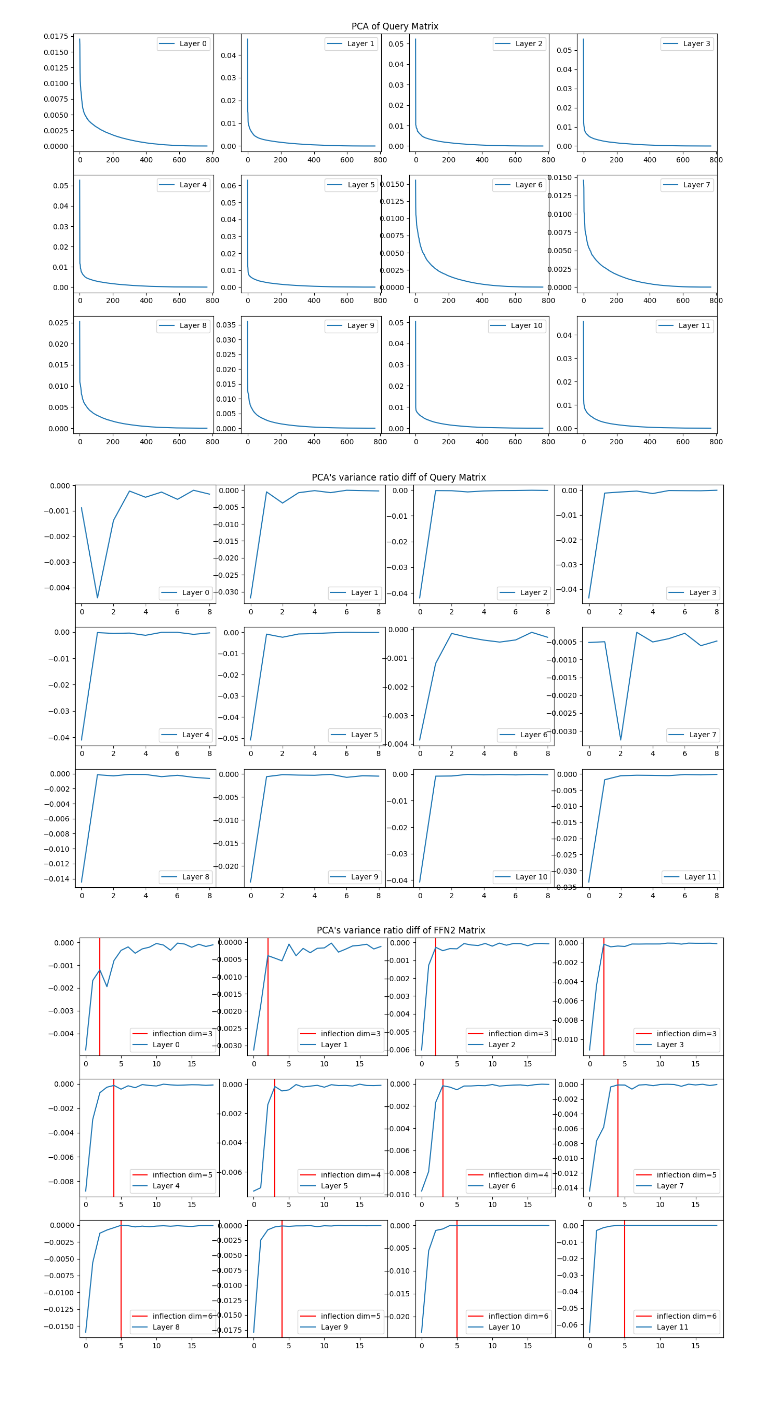
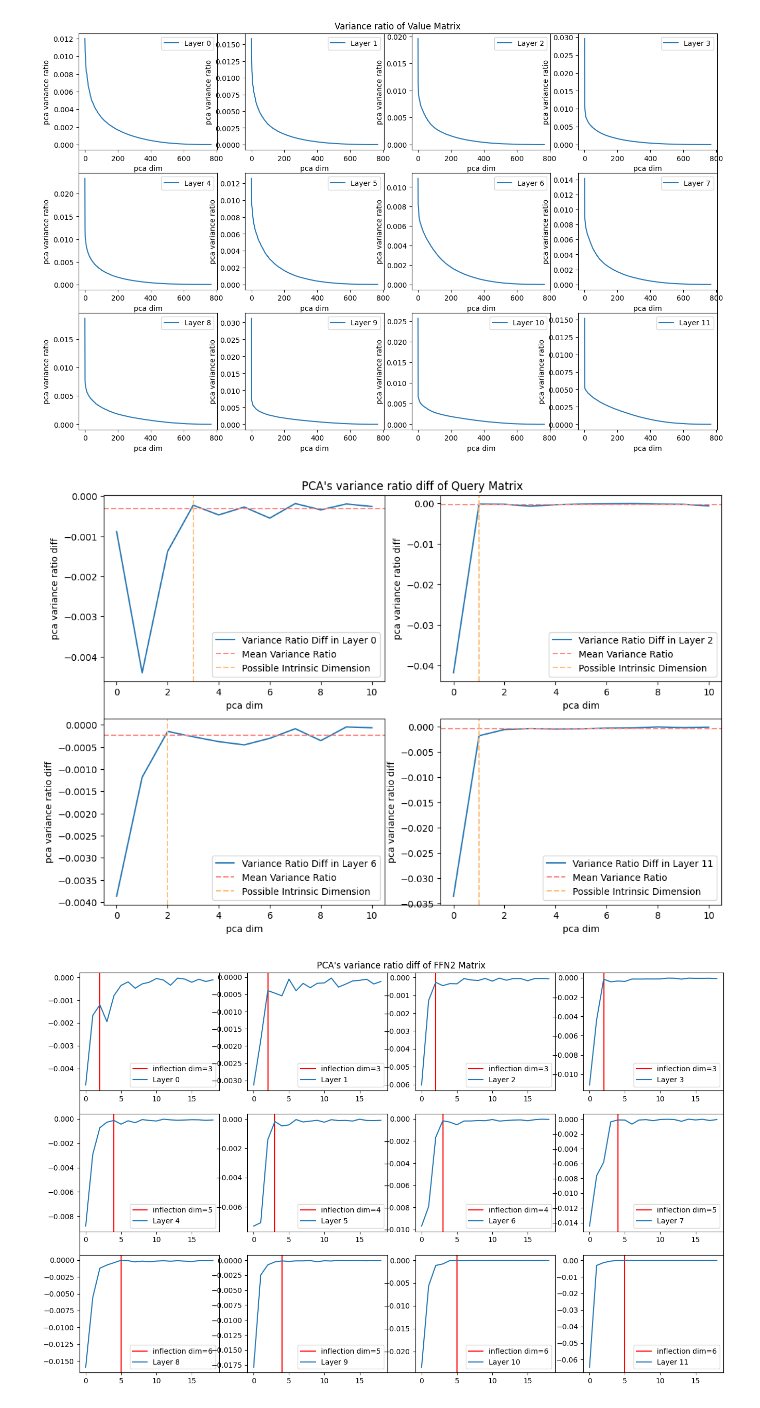
Before and after one commit to ChanLee9/ILRA, a Jupyter notebook: test.ipynb, the cells around one changed output. Saved outputs shown, nothing was run; the diff lists cells and outputs as text; code cells hidden in the pictures.

Commit message:
color

```diff
--- a/test.ipynb
+++ b/test.ipynb
@@ -128,12 +126,12 @@ def plot_roberta_significance(layers: List[int], module: str, mode: str, dim: in
                 plt.legend()
 # %%
 layers = list(range(12))
-module = 'query'
+module = 'value'
 mode = 'multi'
 dim = 768
 plot_roberta_significance(layers, module, mode, dim)
 # %% [output]
-[figure, old version]
+[figure, new version]
 # %%
 from typing import List
 
@@ -151,12 +149,14 @@ def plot_roberta_significance_diff1(layers: List[int], module: str, mode: str, d
         assert ly in range(12), "layer id must in [0, 11]"
     assert mode in ['multi', 'single'], "mode must in ['multi', 'single']"
 
-    plt.figure(figsize=(16, 10))
+    plt.figure(figsize=(12, 8))
     # 隐藏画布刻度
     plt.xticks([])
     plt.yticks([])
     # plt.tick_params(axis='both', which='both', bottom=False, left=False, top=False, right=False, labelbottom=False, labelleft=False, labeltop=False, labelright=False, length=0)
     pca = PCA(n_components=dim)
+    x_dim = 2
+    y_dim = 2
 
     if module == 'query':
         plt.title(f"PCA's variance ratio diff of Query Matrix")
@@ -165,11 +165,29 @@ def plot_roberta_significance_diff1(layers: List[int], module: str, mode: str, d
             pca.fit(matrix)
             yy = pca.explained_variance_ratio_
             yy_diff = yy[1:] - yy[:-1]
+            for j in range(len(yy_diff)-1):
+                if yy_diff[j+1] / yy_diff[j] < 1/5:
+                    start_idx = j
+                    break
+
+            mean_val = np.mean(yy_diff[start_idx:])
+
+            for j in range(start_idx, len(yy_diff)):
+                if yy_diff[j] >= mean_val:
+                    pca_dim = j
+                    break
+
+            mean_val = np.mean(yy_diff[pca_dim:])
+
             xx = range(len(yy_diff))
             if mode == 'multi':
-                plt.subplot(3, 4, idx+1, label=f'Layer {ly}')
-                plt.plot(xx, yy_diff, label=f'Layer {ly}')
-                plt.legend()
+                plt.subplot(x_dim, y_dim, idx+1)
+                plt.plot(xx, yy_diff, label=f'Variance Ratio Diff in Layer {ly}', color='#2878b5')
+                plt.axhline(y=mean_val, color='#ff8884', label=f'Mean Variance Ratio', linestyle='--')
+                plt.axvline(x=pca_dim, color='#FFBE7A', label=f'Possible Intrinsic Dimension', linestyle='--')
+                plt.xlabel("pca dim")
+                plt.ylabel("pca variance ratio diff")
+                plt.legend(loc="lower right")
             else:
                 plt.plot(xx, yy_diff, label=f'Layer {ly}')
                 plt.legend()
@@ -182,7 +200,7 @@ def plot_roberta_significance_diff1(layers: List[int], module: str, mode: str, d
             yy_diff = yy[1:] - yy[:-1]
             xx = range(len(yy_diff))
             if mode == 'multi':
-                plt.subplot(3, 4, idx+1, label=f'Layer {ly}')
+                plt.subplot(x_dim, y_dim, idx+1, label=f'Layer {ly}')
                 plt.plot(xx, yy_diff, label=f'Layer {ly}')
                 plt.legend()
             else:
@@ -197,7 +215,7 @@ def plot_roberta_significance_diff1(layers: List[int], module: str, mode: str, d
             yy_diff = yy[1:] - yy[:-1]
             xx = range(len(yy_diff))
             if mode == 'multi':
-                plt.subplot(3, 4, idx+1, label=f'Layer {ly}')
+                plt.subplot(x_dim, y_dim, idx+1, label=f'Layer {ly}')
                 plt.plot(xx, yy_diff, label=f'Layer {ly}')
                 plt.legend()
             else:
@@ -212,7 +230,7 @@ def plot_roberta_significance_diff1(layers: List[int], module: str, mode: str, d
             yy_diff = yy[1:] - yy[:-1]
             xx = range(len(yy_diff))
             if mode == 'multi':
-                plt.subplot(3, 4, idx+1, label=f'Layer {ly}')
+                plt.subplot(x_dim, y_dim, idx+1, label=f'Layer {ly}')
                 plt.plot(xx, yy_diff, label=f'Layer {ly}')
                 plt.legend()
             else:
@@ -227,7 +245,7 @@ def plot_roberta_significance_diff1(layers: List[int], module: str, mode: str, d
             yy_diff = yy[1:] - yy[:-1]
             xx = range(len(yy_diff))
             if mode == 'multi':
-                plt.subplot(3, 4, idx+1, label=f'Layer {ly}')
+                plt.subplot(x_dim, y_dim, idx+1, label=f'Layer {ly}')
                 plt.plot(xx, yy_diff, label=f'Layer {ly}')
                 plt.legend()
             else:
@@ -242,20 +260,20 @@ def plot_roberta_significance_diff1(layers: List[int], module: str, mode: str, d
             yy_diff = yy[1:] - yy[:-1]
             xx = range(len(yy_diff))
             if mode == 'multi':
-                plt.subplot(3, 4, idx+1, label=f'Layer {ly}')
+                plt.subplot(x_dim, y_dim, idx+1, label=f'Layer {ly}')
                 plt.plot(xx, yy_diff, label=f'Layer {ly}')
                 plt.legend()
             else:
                 plt.plot(xx, yy_diff, label=f'Layer {ly}')
                 plt.legend()
 # %%
-layers = list(range(12))
+layers = [0, 2, 6, 11]
 module = 'query'
 mode = 'multi'
-dim = 10
+dim = 12
 plot_roberta_significance_diff1(layers, module, mode, dim)
 # %% [output]
-[figure, old version]
+[figure, new version]
 # %%
 from typing import List
 
```
Also changed, not shown: parts of 3 cells of this notebook.
